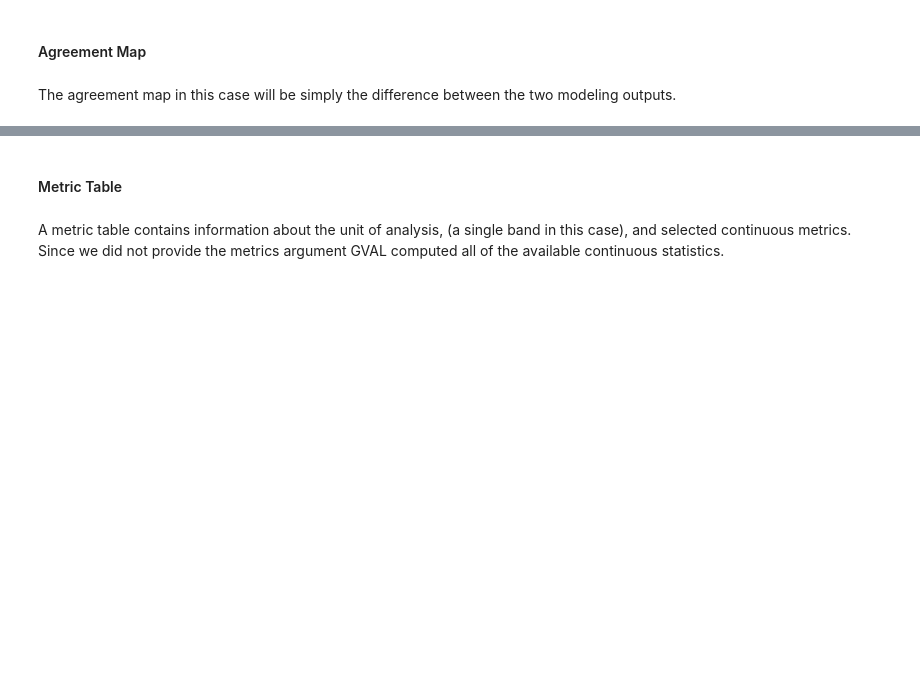
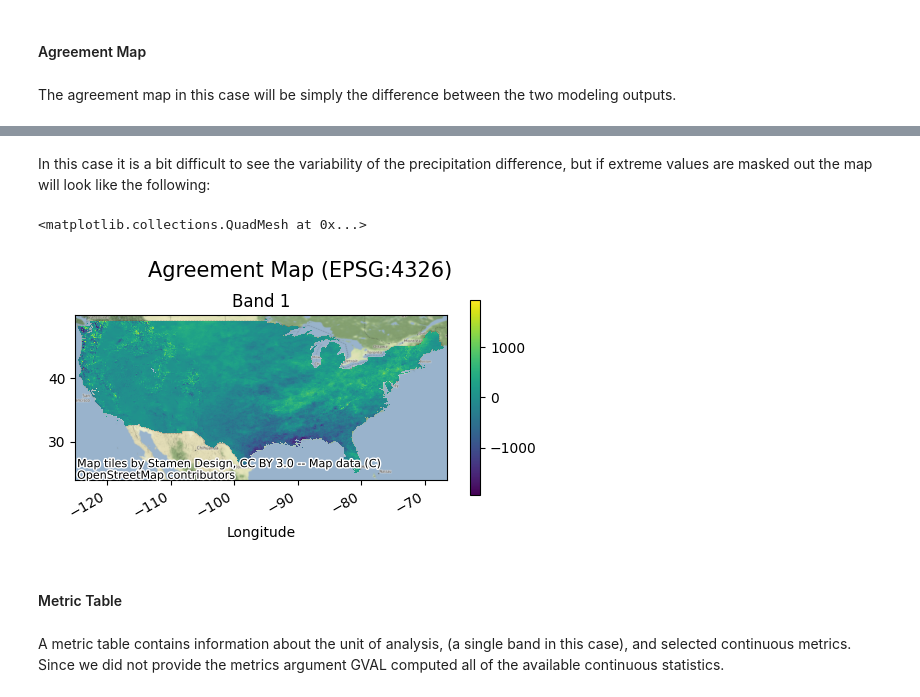
Before and after one commit to NOAA-OWP/gval, a Jupyter notebook: docs/sphinx/SphinxContinuousTutorial.ipynb, the cells around one changed output, grey strips where cells are left out. Cells and saved outputs as stored; diff of their text form; code cells hidden in the pictures; blank space fills up the shorter version.

```diff
--- a/docs/sphinx/SphinxContinuousTutorial.ipynb
+++ b/docs/sphinx/SphinxContinuousTutorial.ipynb
@@ -33,3 +35,14 @@ agreement.gval.cont_plot(title="Agreement Map")
+# %% [markdown]
+In this case it is a bit difficult to see the variability of the precipitation difference, but if extreme values are masked out the map will look like the following:
+# %%
+agreement.data = xr.where((agreement < np.nanquantile(agreement.values,
+                                                      0.0001)) |
+                          (agreement > np.nanquantile(agreement.values, 0.9999)),
+                          np.nan, agreement)
+agreement.gval.cont_plot(title="Agreement Map", figsize=(6, 3))
+# %% [output]
+<matplotlib.collections.QuadMesh at 0x...>
+[figure, added]
 # %% [markdown]
 #### Metric Table
 # %% [markdown]
```
Also changed, not shown: parts of 6 cells of this notebook, 13 other files.
